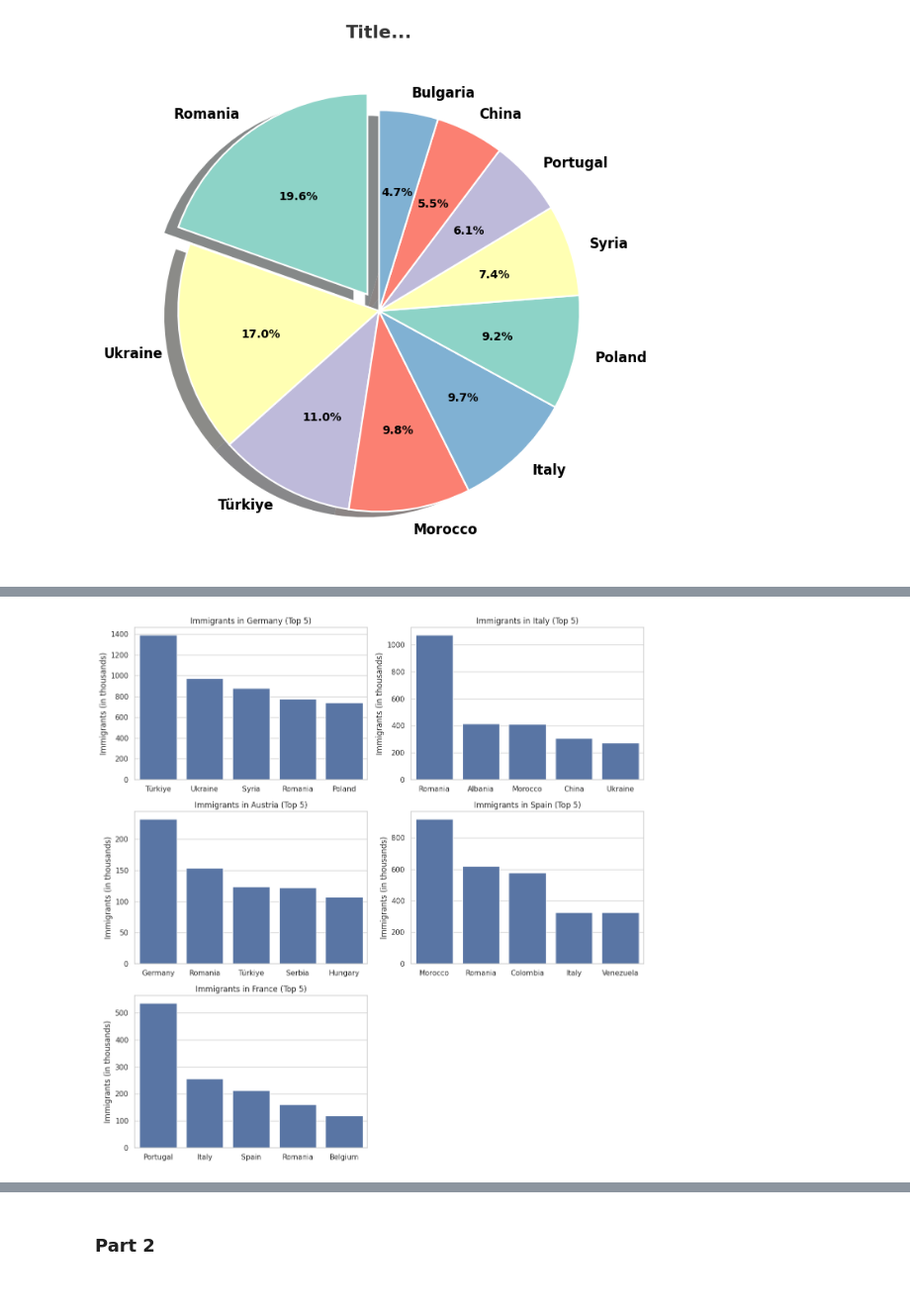
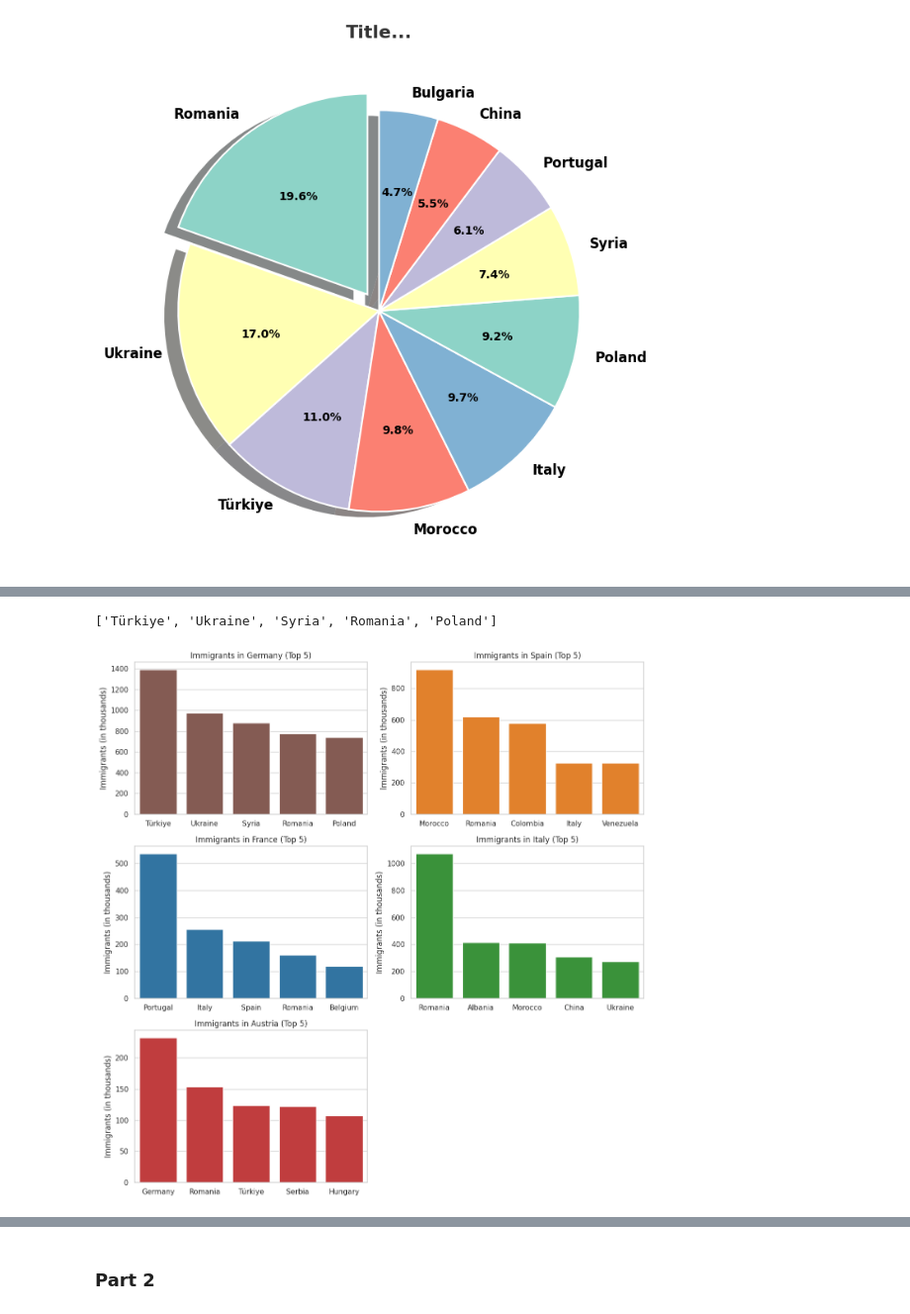
Before and after one commit to loveBeatles/datavis_project, a Jupyter notebook: group_project.ipynb, the cells around one changed output, grey strips where cells are left out. Shown at 99% size. Drawn from its saved outputs; the diff is of its cells as text; code cells hidden in the pictures.

```diff
--- a/group_project.ipynb
+++ b/group_project.ipynb
@@ -464,46 +508,94 @@ pass
 data_full_immigration_by_Germany =data_full_immigration_by_citizen[data_full_immigration_by_citizen['Geopolitical entity (reporting)']=='Germany'].sort_values(by='OBS_VALUE',ascending=False)
 data_full_immigration_by_Italii = data_full_immigration_by_citizen[data_full_immigration_by_citizen['Geopolitical entity (reporting)']=='Italy'].sort_values(by='OBS_VALUE',ascending=False)
 data_full_immigration_by_Austria =data_full_immigration_by_citizen[data_full_immigration_by_citizen['Geopolitical entity (reporting)']=='Austria'].sort_values(by='OBS_VALUE',ascending=False)
 data_full_immigration_by_Spain =data_full_immigration_by_citizen[data_full_immigration_by_citizen['Geopolitical entity (reporting)']=='Spain'].sort_values(by='OBS_VALUE',ascending=False)
 data_full_immigration_by_French =data_full_immigration_by_citizen[data_full_immigration_by_citizen['Geopolitical entity (reporting)']=='France'].sort_values(by='OBS_VALUE',ascending=False)
 
 data_full_immigration_by_Germany['OBS_VALUE'] = data_full_immigration_by_Germany['OBS_VALUE'] / 1_000
 data_full_immigration_by_Italii['OBS_VALUE'] = data_full_immigration_by_Italii['OBS_VALUE'] / 1_000
 data_full_immigration_by_Austria['OBS_VALUE'] = data_full_immigration_by_Austria['OBS_VALUE'] / 1_000
 data_full_immigration_by_Spain['OBS_VALUE'] = data_full_immigration_by_Spain['OBS_VALUE'] / 1_000
 data_full_immigration_by_French['OBS_VALUE'] = data_full_immigration_by_French['OBS_VALUE'] / 1_000
 
 fig, axes = plt.subplots(3, 2, figsize=(12, 12))  # 3 рядки, 2 стовпці підграфіків
 
 # Germany
-sns.barplot(data=data_full_immigration_by_Germany.head(5), x='Country of citizenship', y='OBS_VALUE', ax=axes[0, 0])
+sns.barplot(data=data_full_immigration_by_Germany.head(5), x='Country of citizenship', y='OBS_VALUE', ax=axes[0, 0], color='#8c564b')
 axes[0, 0].set_title('Immigrants in Germany (Top 5)')
 axes[0, 0].set_ylabel('Immigrants (in thousands)')
 axes[0, 0].set_xlabel('')
-
-# Italy
-sns.barplot(data=data_full_immigration_by_Italii.head(5), x='Country of citizenship', y='OBS_VALUE', ax=axes[0, 1])
-axes[0, 1].set_title('Immigrants in Italy (Top 5)')
+# Spain
+sns.barplot(data=data_full_immigration_by_Spain.head(5), x='Country of citizenship', y='OBS_VALUE', ax=axes[0, 1], color='#ff7f0e')
+axes[0, 1].set_title('Immigrants in Spain (Top 5)')
 axes[0, 1].set_ylabel('Immigrants (in thousands)')
 axes[0, 1].set_xlabel('')
-# Austria
-sns.barplot(data=data_full_immigration_by_Austria.head(5), x='Country of citizenship', y='OBS_VALUE', ax=axes[1, 0])
-axes[1, 0].set_title('Immigrants in Austria (Top 5)')
+# France
+sns.barplot(data=data_full_immigration_by_French.head(5), x='Country of citizenship', y='OBS_VALUE', ax=axes[1, 0], color='#1f77b4')
+axes[1, 0].set_title('Immigrants in France (Top 5)')
 axes[1, 0].set_ylabel('Immigrants (in thousands)')
 axes[1, 0].set_xlabel('')
-# Spain
-sns.barplot(data=data_full_immigration_by_Spain.head(5), x='Country of citizenship', y='OBS_VALUE', ax=axes[1, 1])
-axes[1, 1].set_title('Immigrants in Spain (Top 5)')
+fig.delaxes(axes[2, 1])
+# Italy
+sns.barplot(data=data_full_immigration_by_Italii.head(5), x='Country of citizenship', y='OBS_VALUE', ax=axes[1, 1], color='#2ca02c')
+axes[1, 1].set_title('Immigrants in Italy (Top 5)')
 axes[1, 1].set_ylabel('Immigrants (in thousands)')
 axes[1, 1].set_xlabel('')
-# France
-sns.barplot(data=data_full_immigration_by_French.head(5), x='Country of citizenship', y='OBS_VALUE', ax=axes[2, 0])
-axes[2, 0].set_title('Immigrants in France (Top 5)')
+# Austria
+sns.barplot(data=data_full_immigration_by_Austria.head(5), x='Country of citizenship', y='OBS_VALUE', ax=axes[2, 0], color='#d62728')
+axes[2, 0].set_title('Immigrants in Austria (Top 5)')
 axes[2, 0].set_ylabel('Immigrants (in thousands)')
 axes[2, 0].set_xlabel('')
-fig.delaxes(axes[2, 1])
+
 
 plt.tight_layout()
+
+###Yarik robit
+display()
+pie_plot_data_Germany = list(data_full_immigration_by_Germany['OBS_VALUE'])[:5]
+pie_plot_data_Spain = list(data_full_immigration_by_Spain['OBS_VALUE'])[:5]
+pie_plot_data_France = list(data_full_immigration_by_French['OBS_VALUE'])[:5]
+pie_plot_data_Italy = list(data_full_immigration_by_Italii['OBS_VALUE'])[:5]
+pie_plot_data_Austria = list(data_full_immigration_by_Austria['OBS_VALUE'])[:5]
+
+fig, ax = plt.subplots(figsize=(8, 8))
+
+size = 0.3
+vals = np.array([pie_plot_data_France, pie_plot_data_Spain,
+ pie_plot_data_Germany, pie_plot_data_Italy, pie_plot_data_Austria])
+
+tab20c = plt.color_sequences["tab20c"]
+cmap = plt.get_cmap("tab20c")
+group_colors = [cmap(i * 4) for i in range(len(vals))]
+inner_colors = group_colors
+outer_colors = []
+for i in range(len(vals)):
+    outer_colors.extend([group_colors[i]] * len(vals[i]))
+inner_labels = ['France', 'Spain', 'Germany', 'Italy', 'Autsria']###countries_highest_number_immigrates
+display(list(data_full_immigration_by_Germany['Country of citizenship'])[:5])
+outer_labels = (
+    list(data_full_immigration_by_French['Country of citizenship'])[:5] +
+    list(data_full_immigration_by_Spain['Country of citizenship'])[:5] +
+    list(data_full_immigration_by_Germany['Country of citizenship'])[:5] +
+    list(data_full_immigration_by_Italii['Country of citizenship'])[:5] +
+    list(data_full_immigration_by_Austria['Country of citizenship'])[:5]
+)
+
+ax.pie(vals.sum(axis=1), radius=1-size, colors = inner_colors,
+       labels=inner_labels,
+       labeldistance=0.6,
+       wedgeprops=dict(width=size, edgecolor='w'))
+
+ax.pie(vals.flatten(), radius=1, colors = outer_colors,
+       labels=outer_labels,
+       #autopct='%1.1f%%',
+       wedgeprops=dict(width=size, edgecolor='w'))
+
+ax.set(aspect="equal", title='Pie plot with `ax.pie`')
 plt.show()
+
+###
+
+plt.show()
 # %% [output]
+['Türkiye', 'Ukraine', 'Syria', 'Romania', 'Poland']
-[figure, old version]
+[figure, new version]
```
Also changed, not shown: parts of 5 cells of this notebook, 1 other file.
